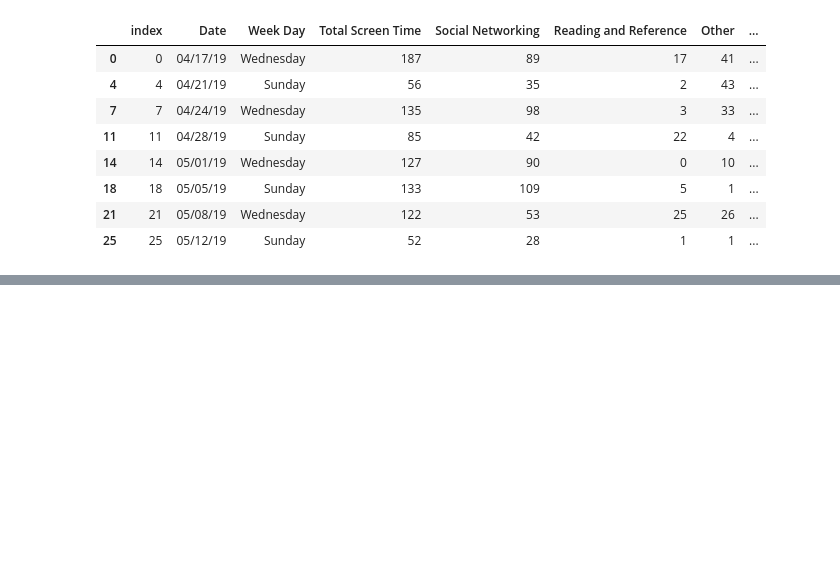
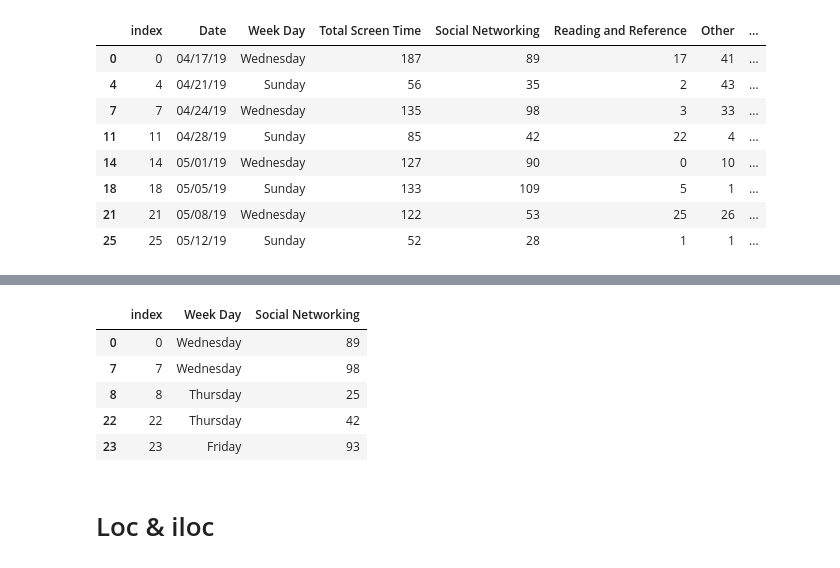
Before and after one commit to rashakil-ds/5-Minutes-to-Pandas, a Jupyter notebook: Module 1.3 - Introduction to Pandas.ipynb, the cells around one changed output, grey strips where cells are left out. Saved outputs shown, nothing was run; the diff lists cells and outputs as text; code cells hidden in the pictures; blank space fills up the shorter version.

```diff
--- a/Module 1.3 - Introduction to Pandas.ipynb
+++ b/Module 1.3 - Introduction to Pandas.ipynb
@@ -413,0 +459,12 @@ df[df['Week Day'].isin(['Wednesday', 'Sunday'])]
+# %%
+# Please show the index names, Week Day and Social Networking in the dataframe where 'Productivity' is greater than 15
+df[['index','Week Day','Social Networking']] [df['Productivity']>15]
+# %% [output]
+|  | index | Week Day | Social Networking |
+| 0 | 0 | Wednesday | 89 |
+| 7 | 7 | Wednesday | 98 |
+| 8 | 8 | Thursday | 25 |
+| 22 | 22 | Thursday | 42 |
+| 23 | 23 | Friday | 93 |
+# %% [markdown]
+# Loc & iloc
```
Also changed, not shown: parts of 18 cells of this notebook.
